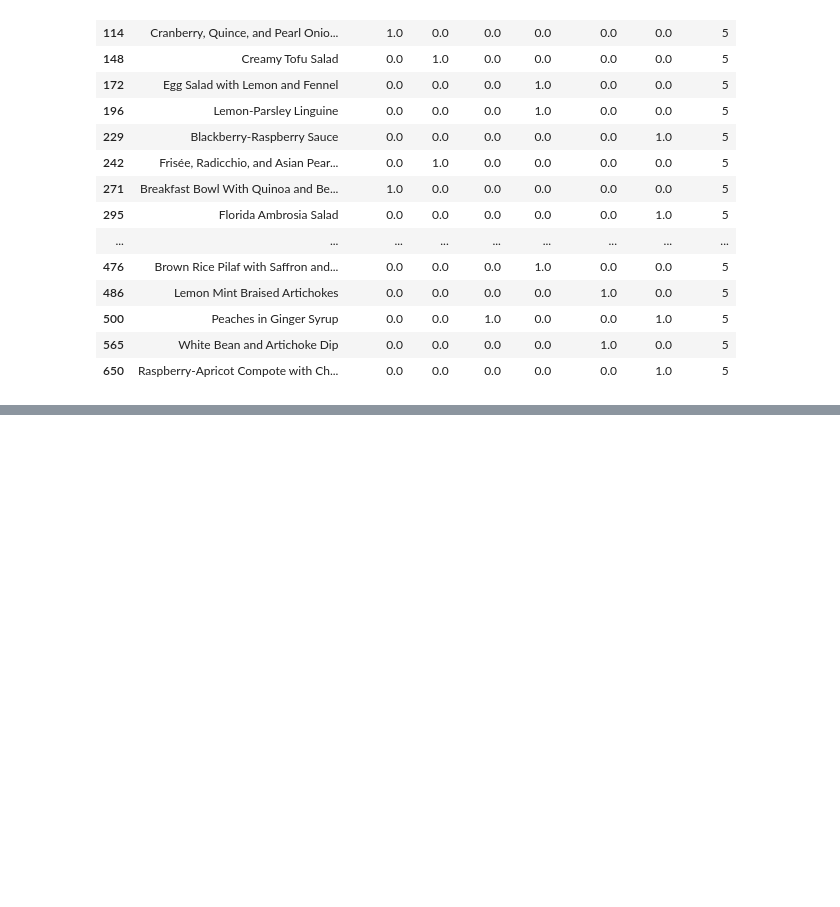
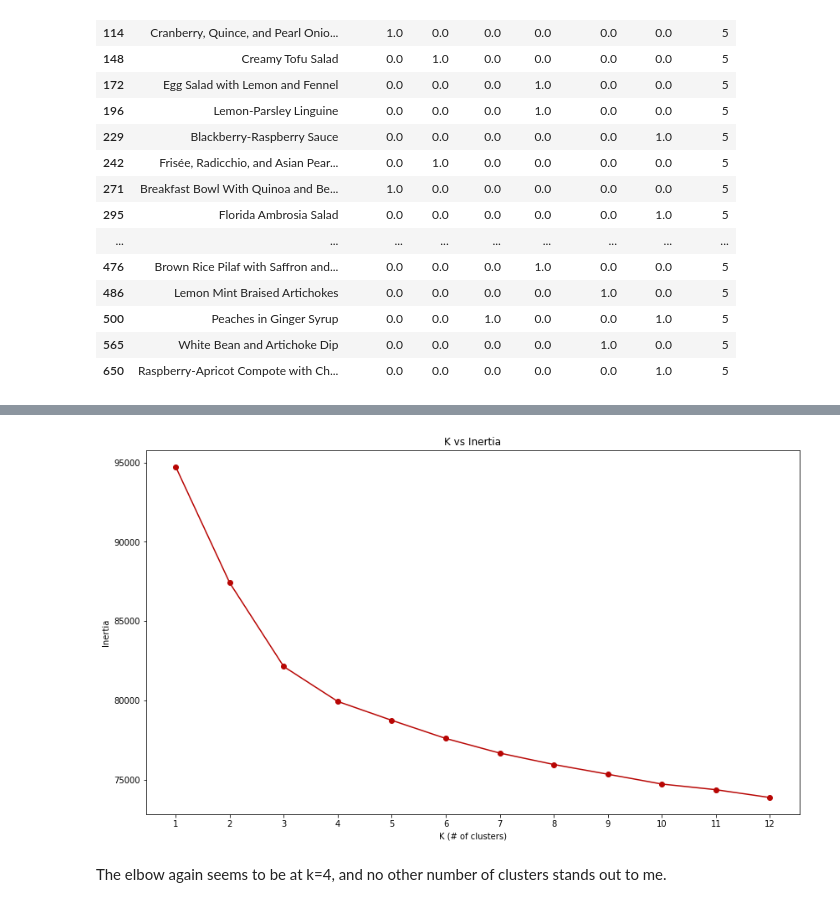
Before and after one commit to isabelvanzijl/Capstone-Project-2, a Jupyter notebook: Clustering.ipynb, the cells around one changed output, grey strips where cells are left out. Drawn from its saved outputs; the diff is of its cells as text; code cells hidden in the pictures; blank space fills up the shorter version.

Commit message:
clustering

```diff
--- a/Clustering.ipynb
+++ b/Clustering.ipynb
@@ -429,0 +432,13 @@ df_cats_meals.loc[df_cats_meals['cluster6'] == 5].head(20)[[
+# %%
+df_full['Meal Sum'] = df_full['Breakfast'] + df_full['Lunch'] + df_full[
+                        'Brunch'] + df_full['Dinner'] + df_full['Appetizer'] + df_full[
+                        'Dessert']
+
+df_full_meals = df_full.loc[df_full['Meal Sum'] > 0].loc[:, '22-Minute Meals':'Zucchini']
+
+# our Fat and Sodium columns are getting pulled in incorrectly
+# we have enough categories, so simply remove them
+df_full_meals.drop('Fat.1', axis=1, inplace=True)
+df_full_meals.drop('Sodium.1', axis=1, inplace=True)
+
+df_full_meals.shape
@@ -429,0 +447,4 @@ df_cats_meals.loc[df_cats_meals['cluster6'] == 5].head(20)[[
+# %%
+# transform binary category columns into a matrix
+full_matrix_meals = np.matrix(df_full_meals.as_matrix())[:,8:]
+full_matrix_meals.shape
@@ -429,0 +468,23 @@ df_cats_meals.loc[df_cats_meals['cluster6'] == 5].head(20)[[
+# %%
+# iterate through Ks from 1 to 12 and append results to list
+results_full_meals = []
+for k in ks:
+    # Create a KMeans instance with k clusters
+    kmeans = KMeans(n_clusters=k, random_state=10)
+    # Fit model to the matrix
+    kmeans.fit(full_matrix_meals)
+    # Append the inertia to the list of results
+    results_full_meals.append(kmeans.inertia_)
+
+# Plot ks vs inertias
+plt.figure(figsize=(14,8))
+plt.plot(ks, results_full_meals, '-o')
+plt.title('K vs Inertia')
+plt.xlabel('K (# of clusters)')
+plt.ylabel('Inertia')
+plt.xticks(ks)
+plt.show()
+# %% [output]
+[figure, added]
+# %% [markdown]
+The elbow again seems to be at k=4, and no other number of clusters stands out to me.
```
Also changed, not shown: parts of 10 cells of this notebook.
